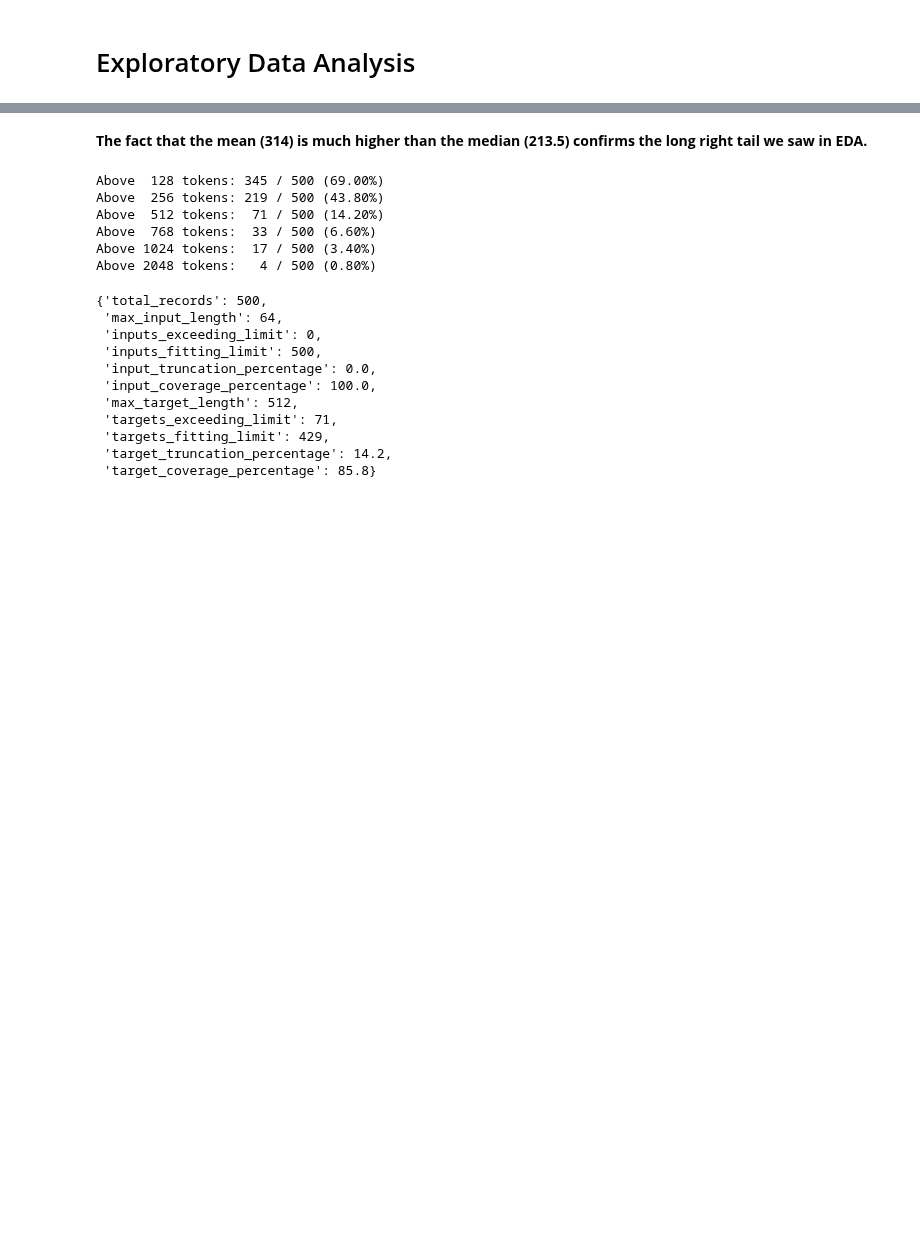
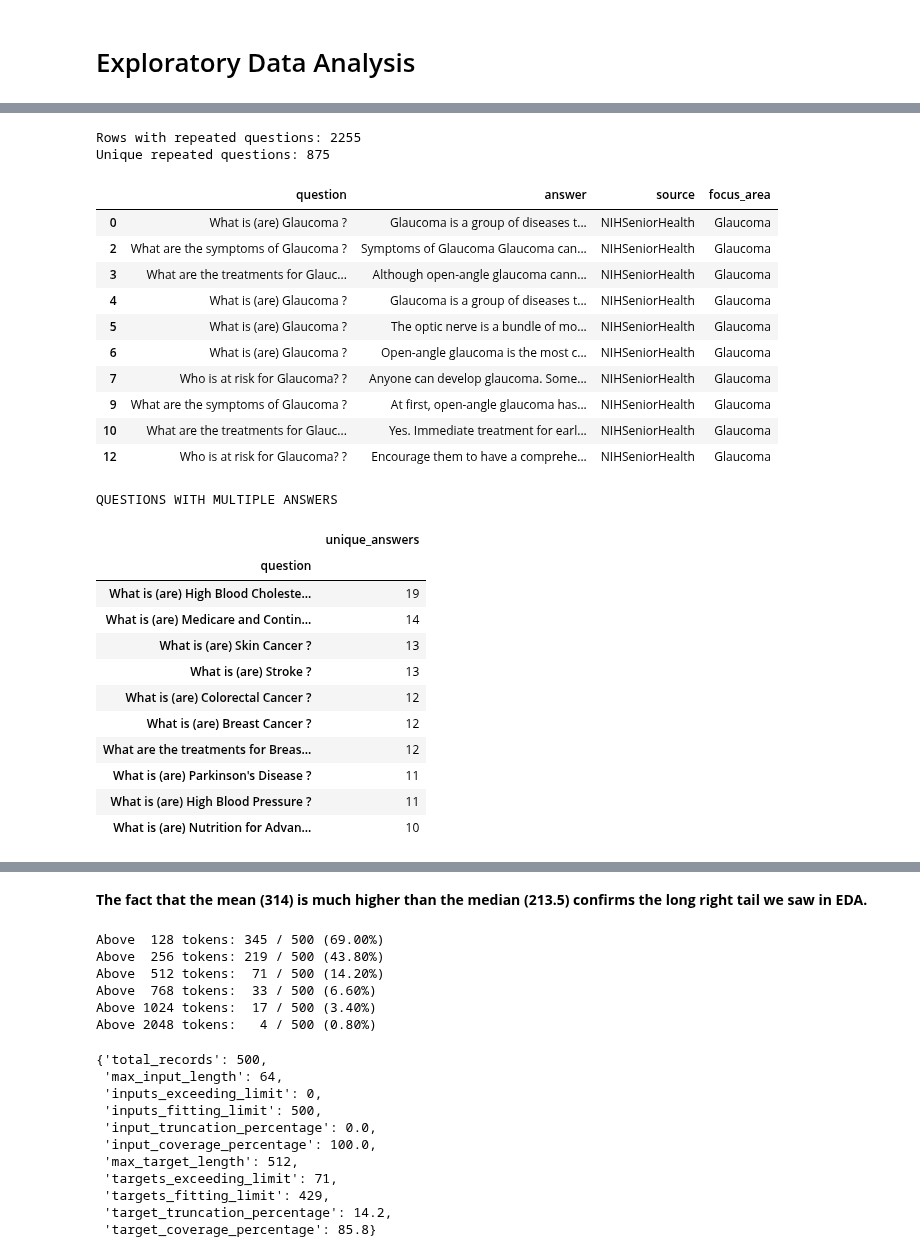
Before and after one commit to McChandra/medical_chatbot, a Jupyter notebook: notebooks/test.ipynb, the cells around one changed output, grey strips where cells are left out. Drawn from its saved outputs; the diff is of its cells as text; code cells hidden in the pictures; blank space fills up the shorter version.

```diff
--- a/notebooks/test.ipynb
+++ b/notebooks/test.ipynb
@@ -172,9 +47,12 @@ medquad_df.head()
 # %%
 from src.data.preprocessing import preprocess_data
 
-medquad_clean_df, preprocessing_report = preprocess_data(
-    medquad_df
-)
+medquad_cleaned_df, preprocessing_report = preprocess_data(medquad_df)
 
-preprocessing_report
+print("Preprocessing completed!\n")
+
+for key, value in preprocessing_report.items():
+    print(f"{key}: {value}")
+
+display(medquad_cleaned_df.head())
 # %% [output]
@@ -504,0 +154,42 @@ TARGET TOKEN STATISTICS: {'count': 500, 'minimum': 3, 'maximum': 4943, 'mean': 3
+# %%
+# Investigate repeated questions
+
+duplicates = eda_results["duplicate_questions"]
+
+print("Rows with repeated questions:",
+      duplicates["rows_with_repeated_questions"])
+
+print("Unique repeated questions:",
+      duplicates["unique_repeated_questions"])
+
+display(duplicates["data"].head(10))
+
+print("\nQUESTIONS WITH MULTIPLE ANSWERS")
+display(eda_results["multiple_answers"].head(10))
+# %% [output]
+Rows with repeated questions: 2255
+Unique repeated questions: 875
+|  | question | answer | source | focus_area |
+| 0 | What is (are) Glaucoma ? | Glaucoma is a group of diseases t... | NIHSeniorHealth | Glaucoma |
+| 2 | What are the symptoms of Glaucoma ? | Symptoms of Glaucoma Glaucoma can... | NIHSeniorHealth | Glaucoma |
+| 3 | What are the treatments for Glauc... | Although open-angle glaucoma cann... | NIHSeniorHealth | Glaucoma |
+| 4 | What is (are) Glaucoma ? | Glaucoma is a group of diseases t... | NIHSeniorHealth | Glaucoma |
+| 5 | What is (are) Glaucoma ? | The optic nerve is a bundle of mo... | NIHSeniorHealth | Glaucoma |
+| 6 | What is (are) Glaucoma ? | Open-angle glaucoma is the most c... | NIHSeniorHealth | Glaucoma |
+| 7 | Who is at risk for Glaucoma? ? | Anyone can develop glaucoma. Some... | NIHSeniorHealth | Glaucoma |
+| 9 | What are the symptoms of Glaucoma ? | At first, open-angle glaucoma has... | NIHSeniorHealth | Glaucoma |
+| 10 | What are the treatments for Glauc... | Yes. Immediate treatment for earl... | NIHSeniorHealth | Glaucoma |
+| 12 | Who is at risk for Glaucoma? ? | Encourage them to have a comprehe... | NIHSeniorHealth | Glaucoma |
+QUESTIONS WITH MULTIPLE ANSWERS
+|  | unique_answers |
+| question |  |
+| What is (are) High Blood Choleste... | 19 |
+| What is (are) Medicare and Contin... | 14 |
+| What is (are) Skin Cancer ? | 13 |
+| What is (are) Stroke ? | 13 |
+| What is (are) Colorectal Cancer ? | 12 |
+| What is (are) Breast Cancer ? | 12 |
+| What are the treatments for Breas... | 12 |
+| What is (are) Parkinson's Disease ? | 11 |
+| What is (are) High Blood Pressure ? | 11 |
+| What is (are) Nutrition for Advan... | 10 |
```
Also changed, not shown: parts of 52 cells of this notebook.
